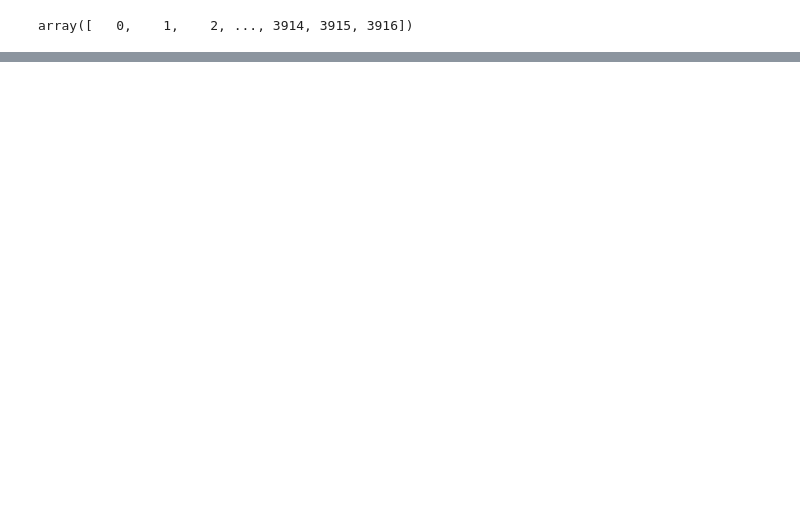
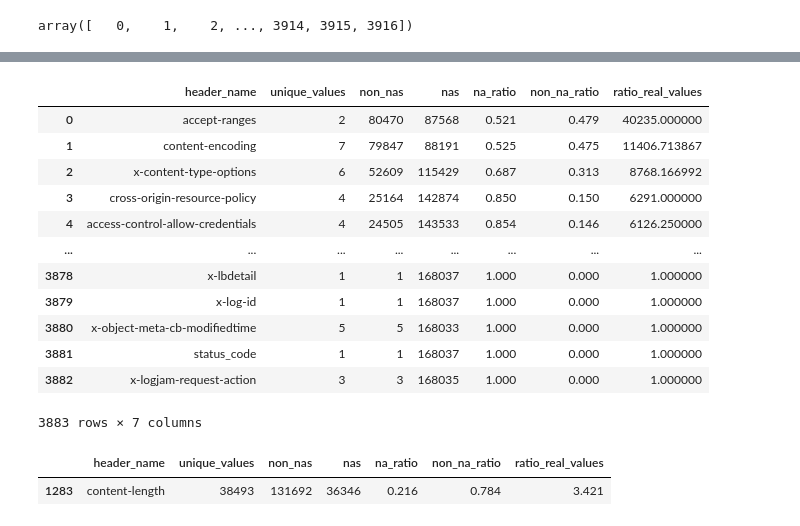
Before and after one commit to wolfrieder/http-response-classifier, a Jupyter notebook: notebooks/data_exploration_chrome.ipynb, the cells around one changed output, grey strips where cells are left out. Drawn from its saved outputs; the diff is of its cells as text; code cells hidden in the pictures; blank space fills up the shorter version.

```diff
--- a/notebooks/data_exploration_chrome.ipynb
+++ b/notebooks/data_exploration_chrome.ipynb
@@ -737,0 +925,2 @@ array([   0,    1,    2, ..., 3914, 3915, 3916])
+# %%
+data = overwrite_dtypes_of_dataset(data, data.columns)
@@ -737,0 +977,12 @@ array([   0,    1,    2, ..., 3914, 3915, 3916])
+# %%
+def variance_per_column(column):
+    unique_values = int(len(set(data[column]))) - 1
+    na_values = data[column].isna().sum()
+    rows_with_values = data[column].value_counts().sum()
+    ratio_real_values =  round(rows_with_values / unique_values, 3)
+    return [column, unique_values, rows_with_values,
+            na_values, round(na_values / len(data), 3), round(rows_with_values/ len(data), 3),
+            ratio_real_values]
+# %%
+%%time
+number_of_elements = np.array([variance_per_column(column) for column in data.iloc[:, 6:].columns])
@@ -737,0 +1005,37 @@ array([   0,    1,    2, ..., 3914, 3915, 3916])
+# %%
+summary_table = pd.DataFrame(number_of_elements, columns=['header_name', 'unique_values',
+                                                          'non_nas', 'nas', 'na_ratio',
+                                                          'non_na_ratio', 'ratio_real_values'])
+
+summary_table['unique_values'] = summary_table['unique_values'].astype("Int32")
+summary_table['non_nas'] = summary_table['non_nas'].astype("Int32")
+summary_table['nas'] = summary_table['nas'].astype("Int32")
+summary_table['na_ratio'] = summary_table['na_ratio'].astype("float32")
+summary_table['non_na_ratio'] = summary_table['non_na_ratio'].astype("float32")
+summary_table['ratio_real_values'] = summary_table['ratio_real_values'].astype("float32")
+
+summary_table.sort_values(by='ratio_real_values', ascending=False, inplace=True)
+summary_table.reset_index(drop=True, inplace=True)
+summary_table.drop([0], inplace=True)
+summary_table.reset_index(drop=True, inplace=True)
+# %%
+summary_table
+# %% [output]
+|  | header_name | unique_values | non_nas | nas | na_ratio | non_na_ratio | ratio_real_values |
+| 0 | accept-ranges | 2 | 80470 | 87568 | 0.521 | 0.479 | 40235.000000 |
+| 1 | content-encoding | 7 | 79847 | 88191 | 0.525 | 0.475 | 11406.713867 |
+| 2 | x-content-type-options | 6 | 52609 | 115429 | 0.687 | 0.313 | 8768.166992 |
+| 3 | cross-origin-resource-policy | 4 | 25164 | 142874 | 0.850 | 0.150 | 6291.000000 |
+| 4 | access-control-allow-credentials | 4 | 24505 | 143533 | 0.854 | 0.146 | 6126.250000 |
+| ... | ... | ... | ... | ... | ... | ... | ... |
+| 3878 | x-lbdetail | 1 | 1 | 168037 | 1.000 | 0.000 | 1.000000 |
+| 3879 | x-log-id | 1 | 1 | 168037 | 1.000 | 0.000 | 1.000000 |
+| 3880 | x-object-meta-cb-modifiedtime | 5 | 5 | 168033 | 1.000 | 0.000 | 1.000000 |
+| 3881 | status_code | 1 | 1 | 168037 | 1.000 | 0.000 | 1.000000 |
+| 3882 | x-logjam-request-action | 3 | 3 | 168035 | 1.000 | 0.000 | 1.000000 |
+3883 rows × 7 columns
+# %%
+summary_table[summary_table['header_name'] == 'content-length']
+# %% [output]
+|  | header_name | unique_values | non_nas | nas | na_ratio | non_na_ratio | ratio_real_values |
+| 1283 | content-length | 38493 | 131692 | 36346 | 0.216 | 0.784 | 3.421 |
```
Also changed, not shown: parts of 38 cells of this notebook, 5 other files.
